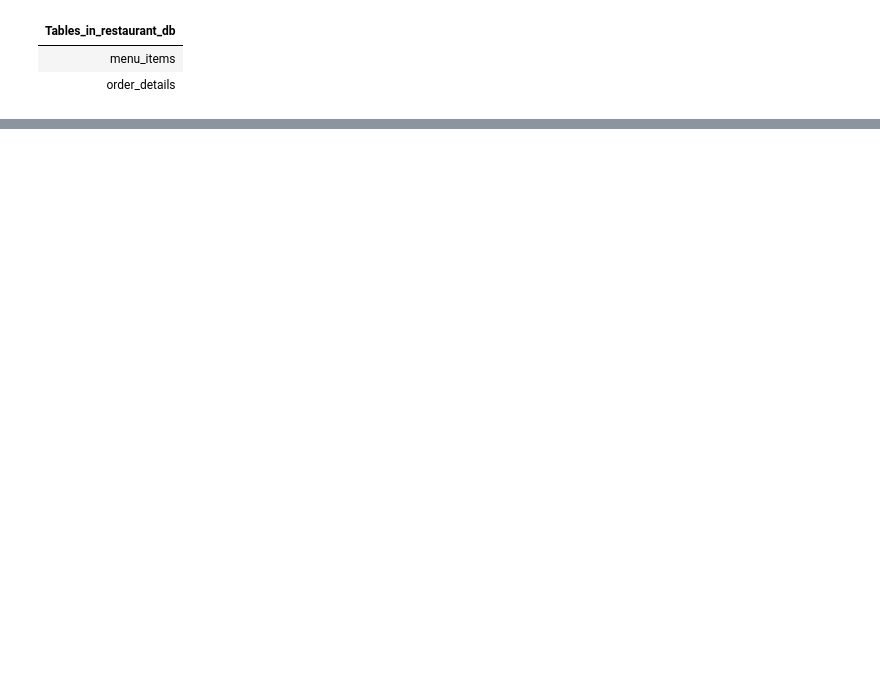
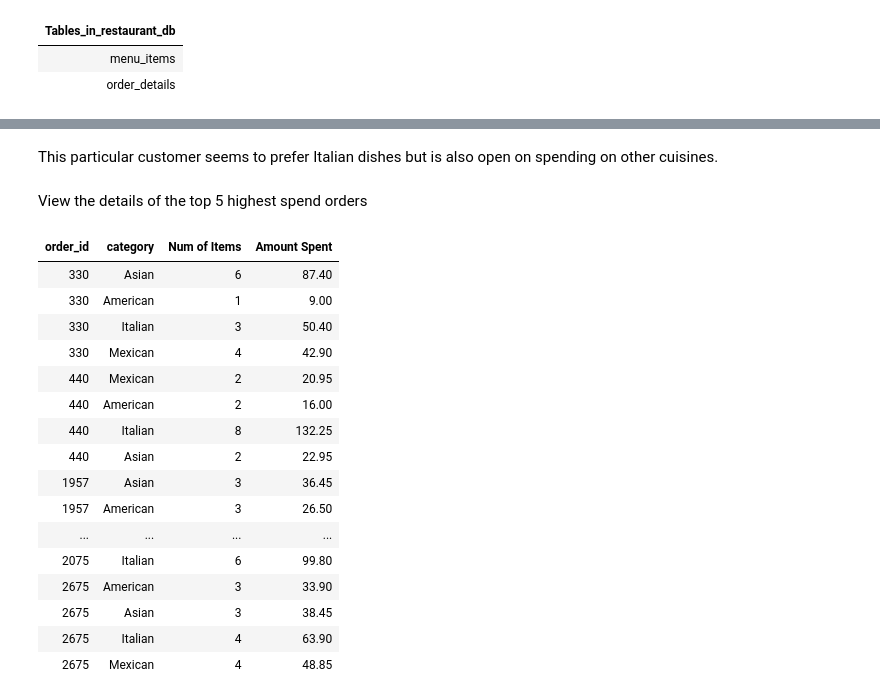
Before and after one commit to adrielmolina/portfolio, a Jupyter notebook: restaurant_order_analysis.ipynb, the cells around one changed output, grey strips where cells are left out. Cells and saved outputs as stored; diff of their text form; code cells hidden in the pictures; blank space fills up the shorter version.

```diff
--- a/restaurant_order_analysis.ipynb
+++ b/restaurant_order_analysis.ipynb
@@ -38,0 +341,31 @@ Truncated to displaylimit of 10.
+# %% [markdown]
+This particular customer seems to prefer Italian dishes but is also open on spending on other cuisines.
+# %% [markdown]
+View the details of the top 5 highest spend orders
+# %%
+%%sql
+
+select order_id, category, count(item_id) 'Num of Items', sum(price) 'Amount Spent'
+from order_details od
+left join menu_items me
+    on od.item_id = me.menu_item_id
+where order_id in (440, 2075, 1957, 330, 2675)
+group by order_id, category
+# %% [output]
+| order_id | category | Num of Items | Amount Spent |
+| 330 | Asian | 6 | 87.40 |
+| 330 | American | 1 | 9.00 |
+| 330 | Italian | 3 | 50.40 |
+| 330 | Mexican | 4 | 42.90 |
+| 440 | Mexican | 2 | 20.95 |
+| 440 | American | 2 | 16.00 |
+| 440 | Italian | 8 | 132.25 |
+| 440 | Asian | 2 | 22.95 |
+| 1957 | Asian | 3 | 36.45 |
+| 1957 | American | 3 | 26.50 |
+| ... | ... | ... | ... |
+| 2075 | Italian | 6 | 99.80 |
+| 2675 | American | 3 | 33.90 |
+| 2675 | Asian | 3 | 38.45 |
+| 2675 | Italian | 4 | 63.90 |
+| 2675 | Mexican | 4 | 48.85 |
```
Also changed, not shown: parts of 47 cells of this notebook, 2 other files.
